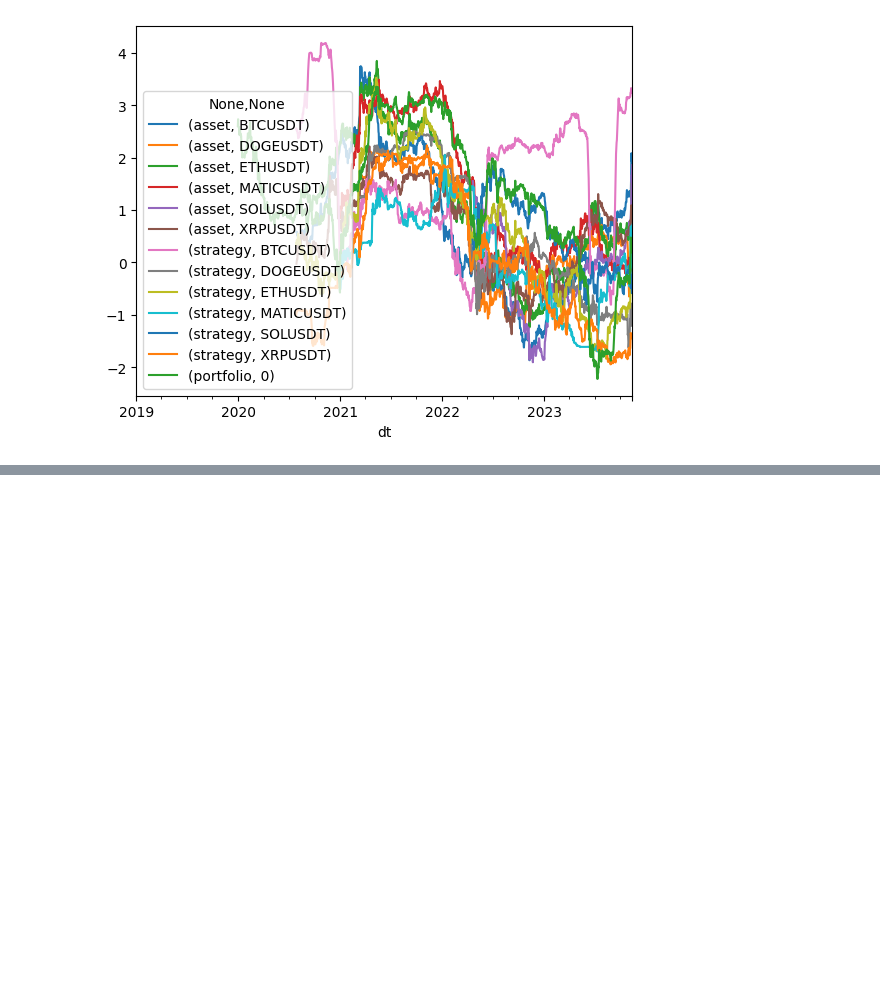
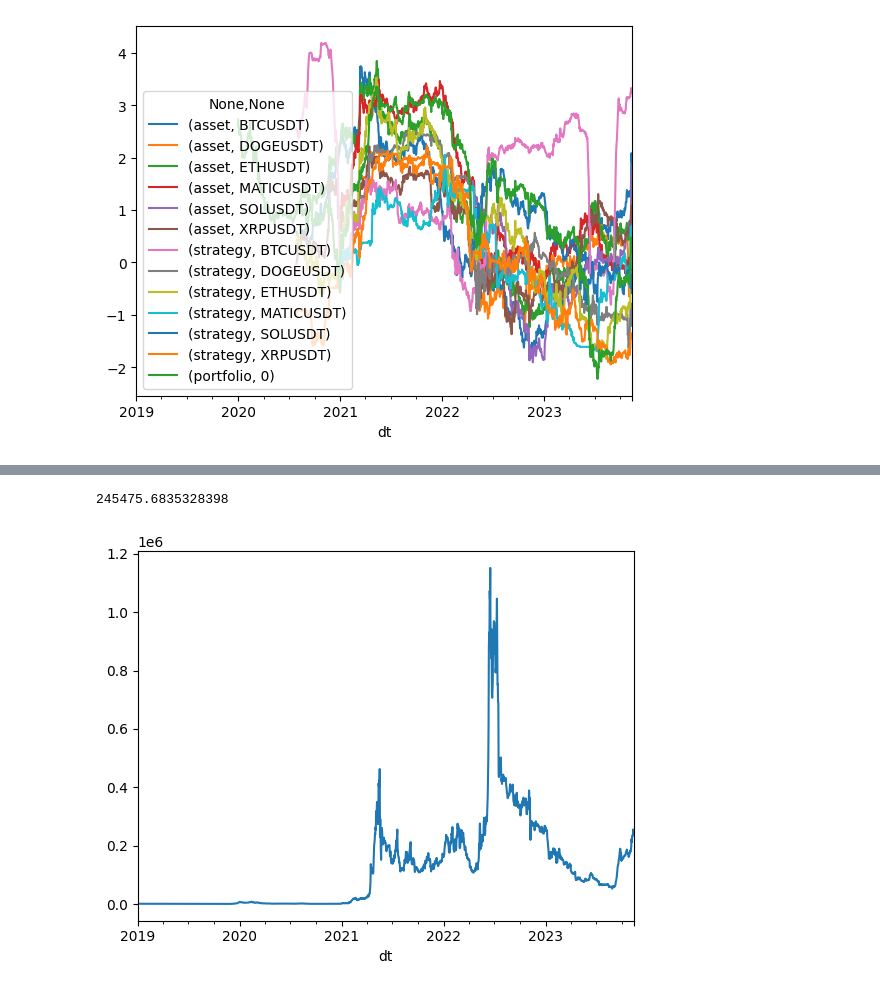
Before and after one commit to thecolngroup/alphavec, a Jupyter notebook: example.ipynb, the cells around one changed output, grey strips where cells are left out. Saved outputs shown, nothing was run; the diff lists cells and outputs as text; code cells hidden in the pictures; blank space fills up the shorter version.

```diff
--- a/example.ipynb
+++ b/example.ipynb
@@ -193,2 +191,9 @@ port_cum.plot()
 <Axes: xlabel='dt'>
 [figure]
+# %%
+port_equity_curve = (1 + port_returns).cumprod() * 1000
+port_equity_curve.plot()
+print(port_equity_curve.iloc[-1])
+# %% [output]
+245475.6835328398
+[figure, added]
```
Also changed, not shown: parts of 2 cells of this notebook, 2 other files.
